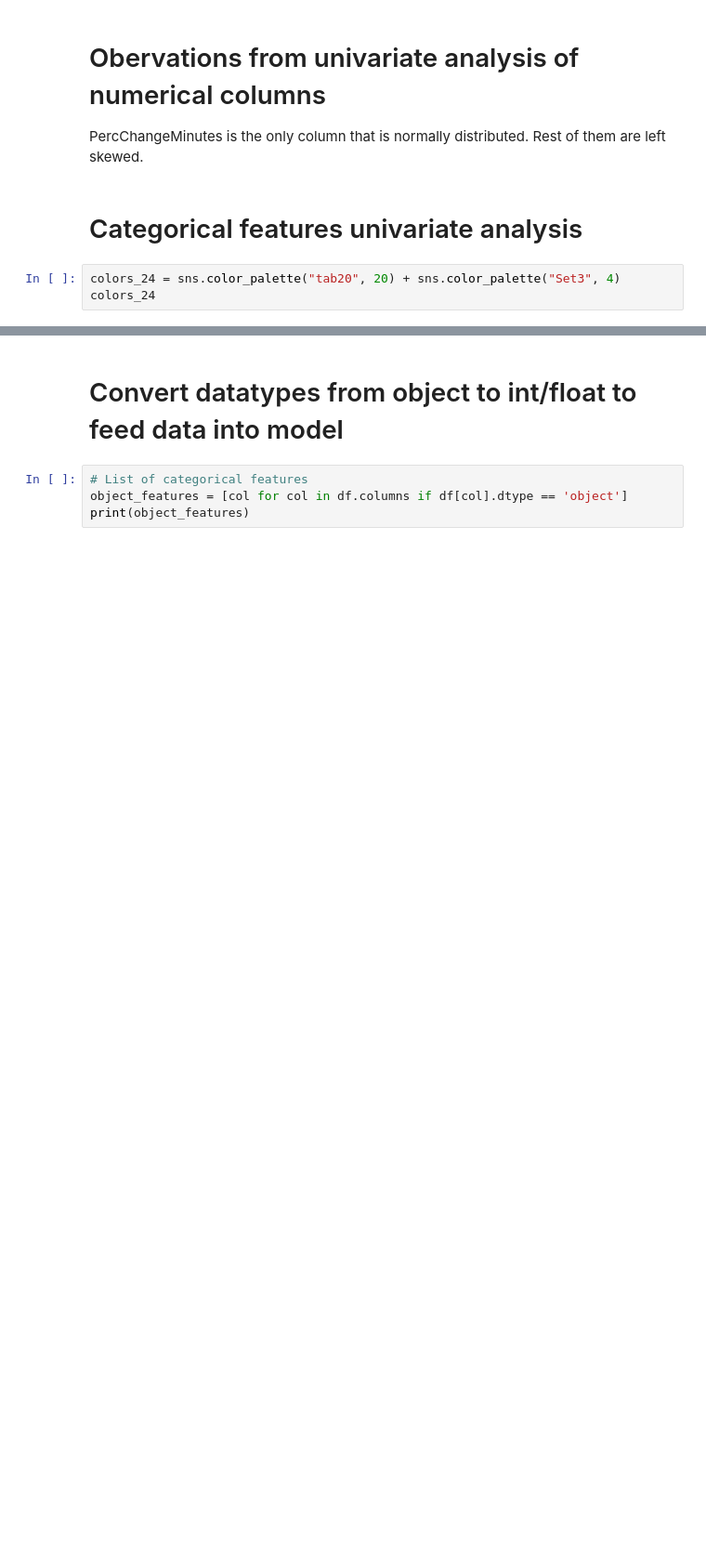
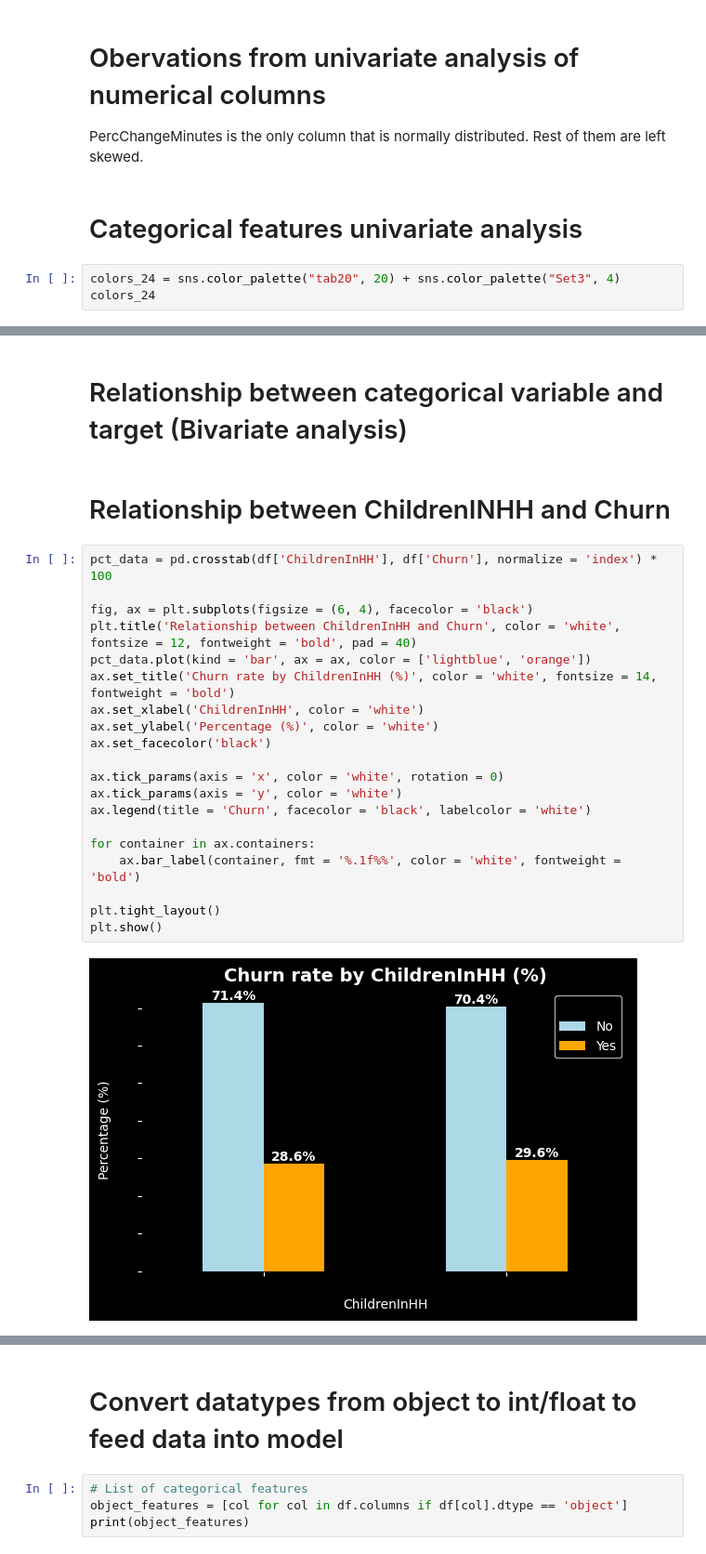
Before and after one commit to Radhika5062/customer_churn_prediction, a Jupyter notebook: eda.ipynb, the cells around one changed output, grey strips where cells are left out. Shown at 93% size. Drawn from its saved outputs; the diff is of its cells as text; blank space fills up the shorter version.

Commit message:
univariate analysis

```diff
--- a/eda.ipynb
+++ b/eda.ipynb
@@ -257,0 +264,26 @@ for i in range(len(categorical_features)):
+# %% [markdown]
+# Relationship between categorical variable and target (Bivariate analysis)
+# %% [markdown]
+# Relationship between ChildrenINHH and Churn
+# %%
+pct_data = pd.crosstab(df['ChildrenInHH'], df['Churn'], normalize = 'index') * 100
+
+fig, ax = plt.subplots(figsize = (6, 4), facecolor = 'black')
+plt.title('Relationship between ChildrenInHH and Churn', color = 'white', fontsize = 12, fontweight = 'bold', pad = 40)
+pct_data.plot(kind = 'bar', ax = ax, color = ['lightblue', 'orange'])
+ax.set_title('Churn rate by ChildrenInHH (%)', color = 'white', fontsize = 14, fontweight = 'bold')
+ax.set_xlabel('ChildrenInHH', color = 'white')
+ax.set_ylabel('Percentage (%)', color = 'white')
+ax.set_facecolor('black')
+
+ax.tick_params(axis = 'x', color = 'white', rotation = 0)
+ax.tick_params(axis = 'y', color = 'white')
+ax.legend(title = 'Churn', facecolor = 'black', labelcolor = 'white')
+
+for container in ax.containers:
+    ax.bar_label(container, fmt = '%.1f%%', color = 'white', fontweight = 'bold')
+
+plt.tight_layout()
+plt.show()
+# %% [output]
+[figure, added]
```
Also changed, not shown: parts of 6 cells of this notebook.
